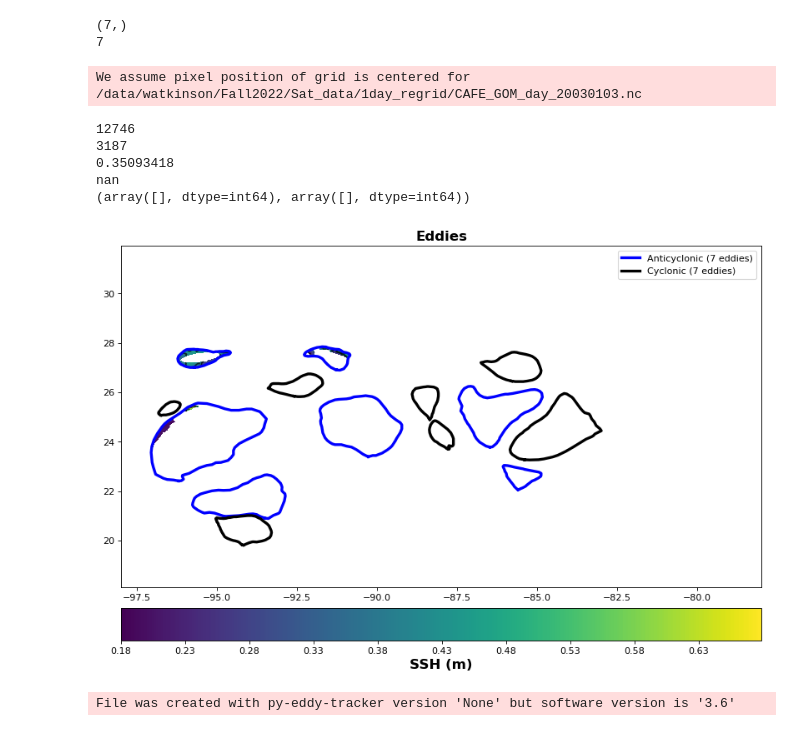
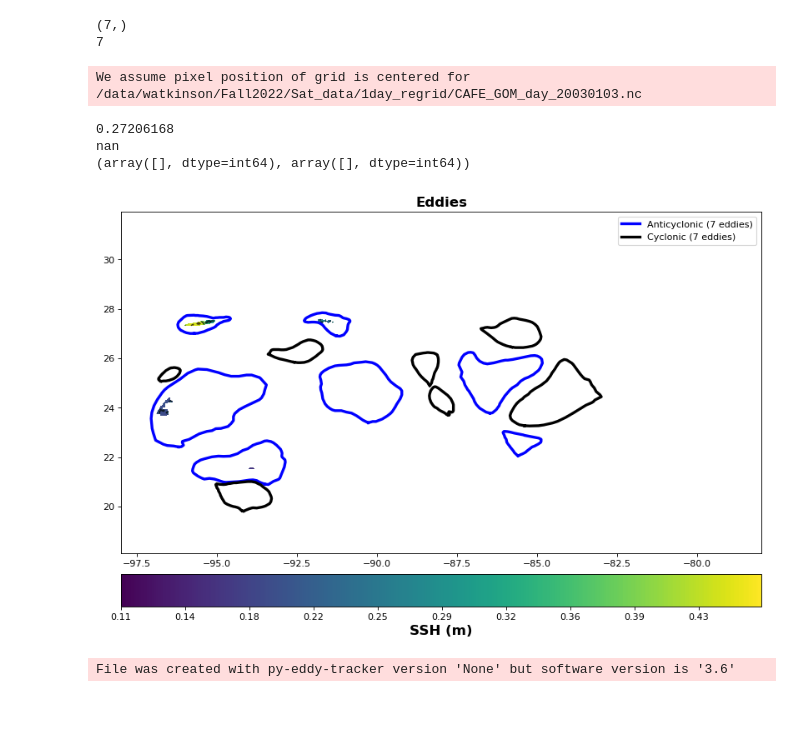
Before and after one commit to watkinson7/Graduate_Thesis_Research_Fall_2022, a Jupyter notebook: Python_Code/build_ellipse_eddy_method.ipynb, the cells around one changed output. Cells and saved outputs as stored; diff of their text form; code cells hidden in the pictures.

```diff
--- a/Python_Code/build_ellipse_eddy_method.ipynb
+++ b/Python_Code/build_ellipse_eddy_method.ipynb
@@ -141,7 +141,7 @@ adt_anti = sat_data.grid("chlor_a")
 mask_anti = ones(adt_anti.shape, dtype="bool")#creates boolean array to use in masking values for anticyclonic eddies
 mask_anti2 = ones(adt_anti.shape, dtype="bool")
 ######takes the vertice points that defines the eddy edge and finds i,j pixels outside of those vertices
-
+'''
 for eddy in a:
     i, j = Path(create_vertice(eddy[x_name_anti], eddy[y_name_anti])).pixels_in(sat_data)
     #print(eddy[x_name_anti])
@@ -170,8 +170,58 @@ for eddy in a:
     i2, j2 = Path(create_vertice(z, z0)).pixels_in(sat_data)
     mask_anti2[i2, j2] = False
 adt_anti.mask[:] += ~mask_anti2
+'''
+'''
+for eddy in a:
+    #sat_data = RegularGridDataset((sat_files[n]),"lon","lat")
+    #adt_anti = sat_data.grid("chlor_a")
+    #mask_anti = ones(adt_anti.shape, dtype="bool")#creates boolean array to use in masking values for anticyclonic eddies
+    i, j = Path(create_vertice(eddy[x_name_anti], eddy[y_name_anti])).pixels_in(sat_data)
+    mask_anti[i, j] = False
+    adt_anti.mask[:] = mask_anti
+
+    #mask_anti2 = ones(adt_anti.shape, dtype="bool")
+    xs, ys = eddy[x_name_anti], eddy[y_name_anti]
+    x0_, y0_ = xs.mean(), ys.mean()
+    x_, y_ = coordinates_to_local(xs, ys, x0_, y0_)
+    x0, y0, a, b, theta = fit_ellipse(x_, y_)
+    x0, y0 = local_to_coordinates(x0, y0, x0_, y0_)
+    w=-2*(10000)+a
+    h=-2*(10000)+b
+    z,z0= build_ellipse(x0, y0, w, h, theta)
+    i2, j2 = Path(create_vertice(z, z0)).pixels_in(sat_data)
+    mask_anti2[i2, j2] = False
+    adt_anti.mask[:] += ~mask_anti2
+'''
+for eddy in a:
+    #sat_data = RegularGridDataset((sat_files[n]),"lon","lat")
+    #adt_anti = sat_data.grid("chlor_a")
+    #mask_anti2 = ones(adt_anti.shape, dtype="bool")
+    xs, ys = eddy[x_name_anti], eddy[y_name_anti]
+    x0_, y0_ = xs.mean(), ys.mean()
+    x_, y_ = coordinates_to_local(xs, ys, x0_, y0_)
+    x0, y0, a, b, theta = fit_ellipse(x_, y_)
+    x0, y0 = local_to_coordinates(x0, y0, x0_, y0_)
+    w=-2*(15000)+a
+    h=-2*(15000)+b
+    z,z0= build_ellipse(x0, y0, w, h, theta)
+    i2, j2 = Path(create_vertice(z, z0)).pixels_in(sat_data)
+    mask_anti2[i2, j2] = False
+    adt_anti.mask[:] = mask_anti2
+'''
+    #adt_anti = np.transpose(adt_anti)
+    #adt_anti = ma.masked_where(adt_anti==0,adt_anti)
+        #mean_anti = np.nanmean(adt_anti)
+    #mean_anti = np.mean(adt_anti)
+    #mean_anti = np.atleast_1d(np.array(mean_anti))
+    #anti_chlor_mean_center = np.concatenate([anti_chlor_mean_center,mean_anti])
+        #adt_anti = np.transpose(adt_anti)
+        #adt_anti = ma.masked_where(adt_anti==0,adt_anti)
+        #mean_anti = np.nanmean(adt_anti)
+        #mean_anti = np.atleast_1d(np.array(mean_anti))
+        #anti_chlor_mean = np.concatenate([anti_chlor_mean,mean_anti])
 #print(np.count_nonzero(mask_anti2))
-print(adt_anti.count())
+#print(adt_anti.count())
     #i2, j2 = Path(create_vertice(eddy[x_name_anti], eddy[y_name_anti])).pixels_in(sat_data)
     #mask_anti[i2, j2] = False
     #adt_anti.mask[:] = mask_anti
@@ -207,37 +257,35 @@ ax = fig.add_axes([.03,.03,.8,.8])
 plt.title('Eddies',loc='center',fontsize=15,fontweight='bold')#,y=1.03)
 
 SSH_data = xr.open_dataset(sat_files[0])
 #a = EddiesObservations.load_file(directory_out + '/Anticyclonic' + '/Anticyclonic_' + date + '.nc')
 #c = EddiesObservations.load_file(directory_out + '/Cyclonic' + '/Cyclonic_' + date + '.nc')
 #load in lat, lon and SSh data for plot and print min and max SSH
 lat=SSH_data.lat
 #lon=SSH_data.lon+360
 ax.set_xlim(-98, -78)
 lon=SSH_data.lon
 #ssh = SSH_data.adt
 #print(np.min(ssh))
 print(np.max(adt_anti))
 print(np.where(adt_anti==97.65259))
 #Make lon and lat a 2d mesh grid for plotting purposes
 lon2d,lat2d=np.meshgrid(lon,lat)
 cf = ax.contourf(lon2d,lat2d,adt_anti,cmap='viridis',levels=np.linspace(np.nanmin(adt_anti),np.nanmax(adt_anti),400))
 cl = ax.contour(lon2d,lat2d,adt_anti,colors='k',alpha=.7)#,levels=np.arange(np.min(adt_anti),np.max(adt_anti),.1))
 #Use to add legend with the number of anticyclonic and cyclonic eddies that day
 a = EddiesObservations.load_file(anti_files[2])
 a.display(ax, extern_only=True, label='Anticyclonic ({nb_obs} eddies)',color='blue',lw=3,ls='solid')
 c.display(ax, extern_only=True, label="Cyclonic ({nb_obs} eddies)", color="k", lw=3,ls='solid')
 plt.clabel(cl, inline=1, fontsize=10)
 cbar = fig.colorbar(cf,location='bottom',format='%.2f',pad=.05)#shrink=.6,pad=.04)
 cbar.ax.set_xlabel('SSH (m)',fontsize=15,fontweight='bold')
 _= ax.legend(loc="best")
 # %% [output]
 We assume pixel position of grid is centered for /data/watkinson/Fall2022/Sat_data/1day_regrid/CAFE_GOM_day_20030103.nc
-12746
-3187
-0.35093418
+0.27206168
 nan
 (array([], dtype=int64), array([], dtype=int64))
-[figure, old version]
+[figure, new version]
 # %%
 c = EddiesObservations.load_file('/data/watkinson/Summer2022/data/eddies/Cyclonic/Cyclonic_20040101.nc')
 #a = EddiesObservations.load_file('/data/watkinson/Summer2022/data/eddies/Anticyclonic/Anticyclonic_20040101.nc')
```
